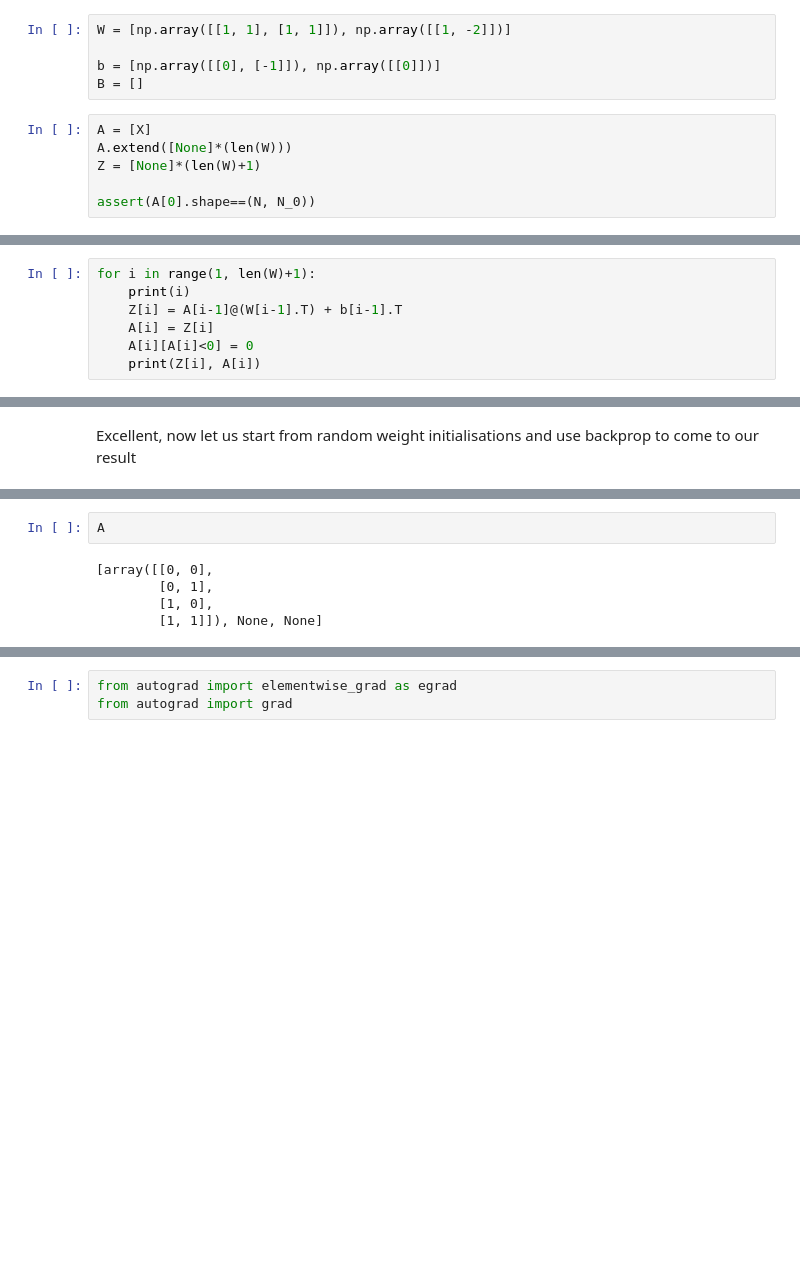
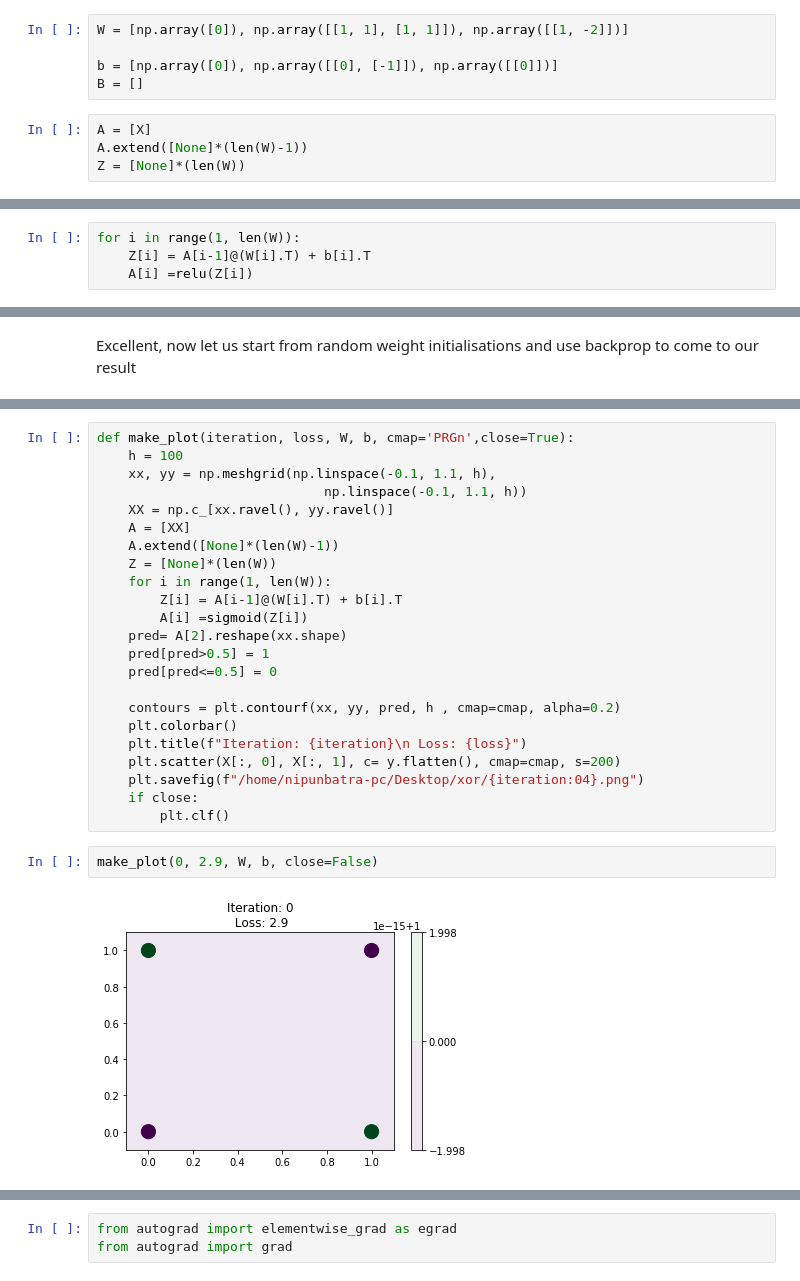
Before and after one commit to utsav4489/blog, a Jupyter notebook: _notebooks/2020-02-28-xor-relu-vector.ipynb, the cells around one changed output, grey strips where cells are left out. Drawn from its saved outputs; the diff is of its cells as text; blank space fills up the shorter version.

```diff
--- a/_notebooks/2020-02-28-xor-relu-vector.ipynb
+++ b/_notebooks/2020-02-28-xor-relu-vector.ipynb
@@ -28,13 +29,11 @@ N, N_0 = X.shape
 N, N_2 = y.shape
 N_1 = 2
 # %%
-W = [np.array([[1, 1], [1, 1]]), np.array([[1, -2]])]
+W = [np.array([0]), np.array([[1, 1], [1, 1]]), np.array([[1, -2]])]
 
-b = [np.array([[0], [-1]]), np.array([[0]])]
+b = [np.array([0]), np.array([[0], [-1]]), np.array([[0]])]
 B = []
 # %%
 A = [X]
-A.extend([None]*(len(W)))
-Z = [None]*(len(W)+1)
-
-assert(A[0].shape==(N, N_0))
+A.extend([None]*(len(W)-1))
+Z = [None]*(len(W))
@@ -41,7 +48,4 @@ assert(A[0].shape==(N, N_0))
 # %%
-for i in range(1, len(W)+1):
-    print(i)
-    Z[i] = A[i-1]@(W[i-1].T) + b[i-1].T
-    A[i] = Z[i]
-    A[i][A[i]<0] = 0
-    print(Z[i], A[i])
+for i in range(1, len(W)):
+    Z[i] = A[i-1]@(W[i].T) + b[i].T
+    A[i] =relu(Z[i])
@@ -103,8 +85,28 @@ A.extend([None]*(len(W)))
-# %%
-A
-# %% [output]
-[array([[0, 0],
-        [0, 1],
-        [1, 0],
-        [1, 1]]), None, None]
+# %%
+def make_plot(iteration, loss, W, b, cmap='PRGn',close=True):
+    h = 100
+    xx, yy = np.meshgrid(np.linspace(-0.1, 1.1, h),
+                             np.linspace(-0.1, 1.1, h))
+    XX = np.c_[xx.ravel(), yy.ravel()]
+    A = [XX]
+    A.extend([None]*(len(W)-1))
+    Z = [None]*(len(W))
+    for i in range(1, len(W)):
+        Z[i] = A[i-1]@(W[i].T) + b[i].T
+        A[i] =sigmoid(Z[i])
+    pred= A[2].reshape(xx.shape)
+    pred[pred>0.5] = 1
+    pred[pred<=0.5] = 0
+
+    contours = plt.contourf(xx, yy, pred, h , cmap=cmap, alpha=0.2)
+    plt.colorbar()
+    plt.title(f"Iteration: {iteration}\n Loss: {loss}")
+    plt.scatter(X[:, 0], X[:, 1], c= y.flatten(), cmap=cmap, s=200)
+    plt.savefig(f"/home/nipunbatra-pc/Desktop/xor/{iteration:04}.png")
+    if close:
+        plt.clf()
+# %%
+make_plot(0, 2.9, W, b, close=False)
+# %% [output]
+[figure, added]
 # %%
```
Also changed, not shown: parts of 39 cells of this notebook, 1 other file.
